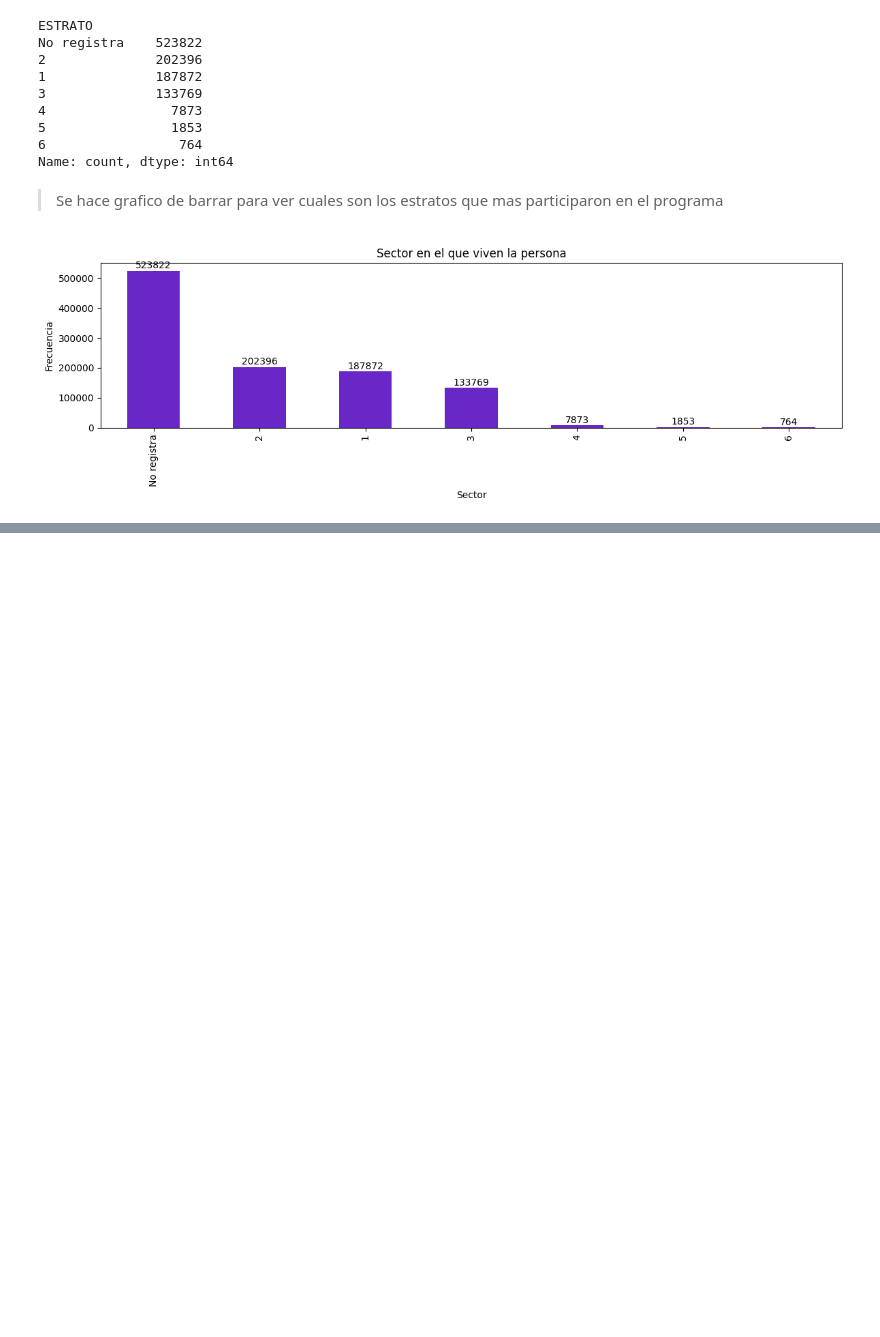
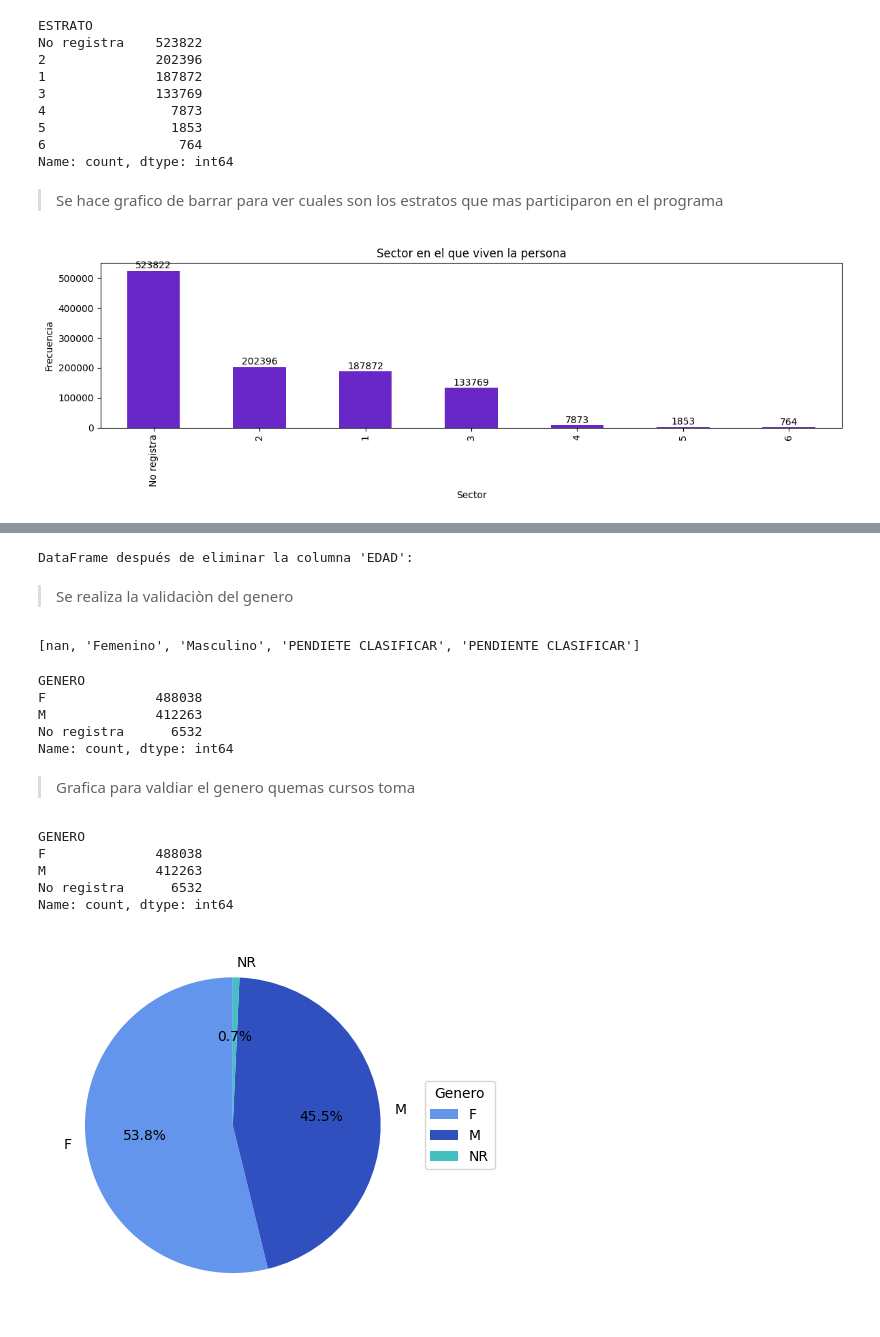
Before and after one commit to Dalivi83/analisisyvisualizaciondata, a Jupyter notebook: laboratorio2.ipynb, the cells around one changed output, grey strips where cells are left out. Cells and saved outputs as stored; diff of their text form; code cells hidden in the pictures; blank space fills up the shorter version.

```diff
--- a/laboratorio2.ipynb
+++ b/laboratorio2.ipynb
@@ -817,0 +1022,64 @@ plt.show()
+# %%
+# Eliminar una columna por su CODIGO DEPARTAMENTO NACIMIENTO
+df_Ciudadania_digital = df_Ciudadania_digital.drop(columns=['EDAD'])
+print("\nDataFrame después de eliminar la columna 'EDAD':")
+# %% [output]
+DataFrame después de eliminar la columna 'EDAD':
+# %% [markdown]
+> Se realiza la validaciòn del genero
+# %%
+df_Ciudadania_digital['GENERO'].unique().tolist()
+# %% [output]
+[nan, 'Femenino', 'Masculino', 'PENDIETE CLASIFICAR', 'PENDIENTE CLASIFICAR']
+# %%
+# Reemplazar valores de registros para el ahorro de recurso compuracional
+
+# Crear un diccionario
+replace_dict = {
+        'na'	              : 'No registra',
+        'Femenino'             : 'F',
+        'Masculino'            : 'M',
+        'PENDIETE CLASIFICAR'  : 'No registra',
+        'PENDIENTE CLASIFICAR'  : 'No registra'
+
+}
+
+# Implementar la función .replace
+df_Ciudadania_digital['GENERO'].replace(replace_dict, inplace=True)
+df_Ciudadania_digital['GENERO'].value_counts()
+# %% [output]
+GENERO
+F              488038
+M              412263
+No registra      6532
+Name: count, dtype: int64
+# %% [markdown]
+> Grafica para valdiar el genero quemas cursos toma
+# %%
+# Cantidad de registros por el tipo de genero
+
+# generar conteo de registros por valor único en la columna ESTU_GENERO
+df_genero = df_Ciudadania_digital['GENERO'].value_counts()
+
+# establecer etiquetas y colores
+etiquetas = ['F', 'M','NR']
+colores = ['#6495ED','#3150C0', '#45C0C0']
+
+# crear gráfico de torta
+plt.pie(df_genero, labels=etiquetas, colors=colores, autopct='%1.1f%%', startangle=90)
+
+# agregar leyenda
+plt.legend(title='Genero', loc='center left', bbox_to_anchor=(1.0, 0.5))
+
+# mostrar gráfico
+plt.show
+
+# imprimir resultados
+print(df_genero)
+# %% [output]
+GENERO
+F              488038
+M              412263
+No registra      6532
+Name: count, dtype: int64
+[figure, added]
```
Also changed, not shown: parts of 12 cells of this notebook.
